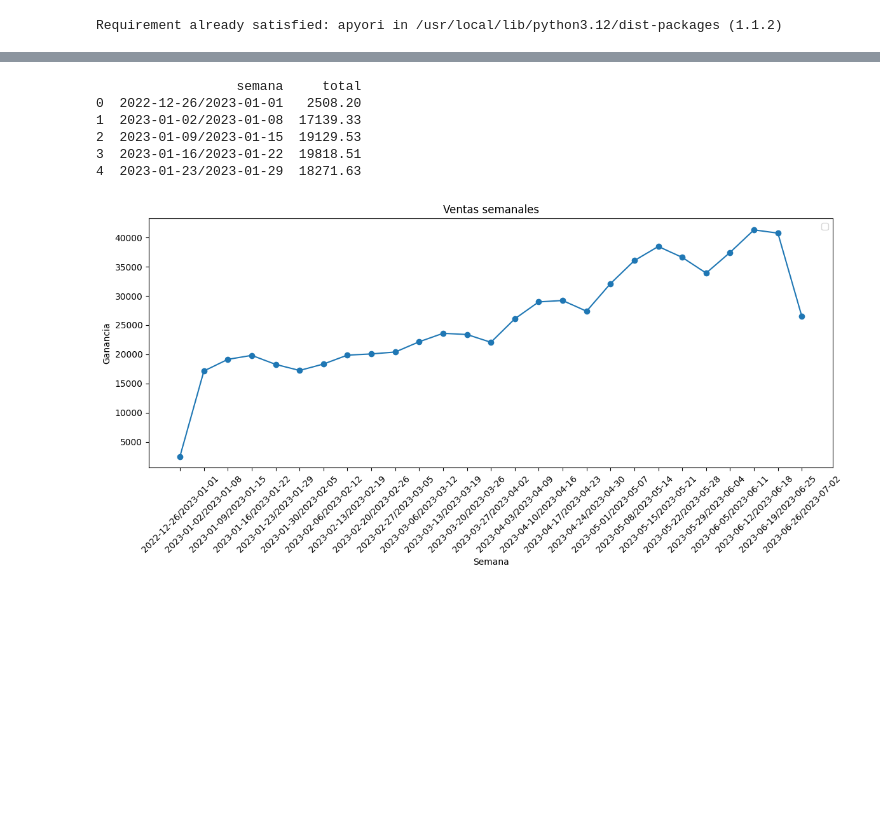
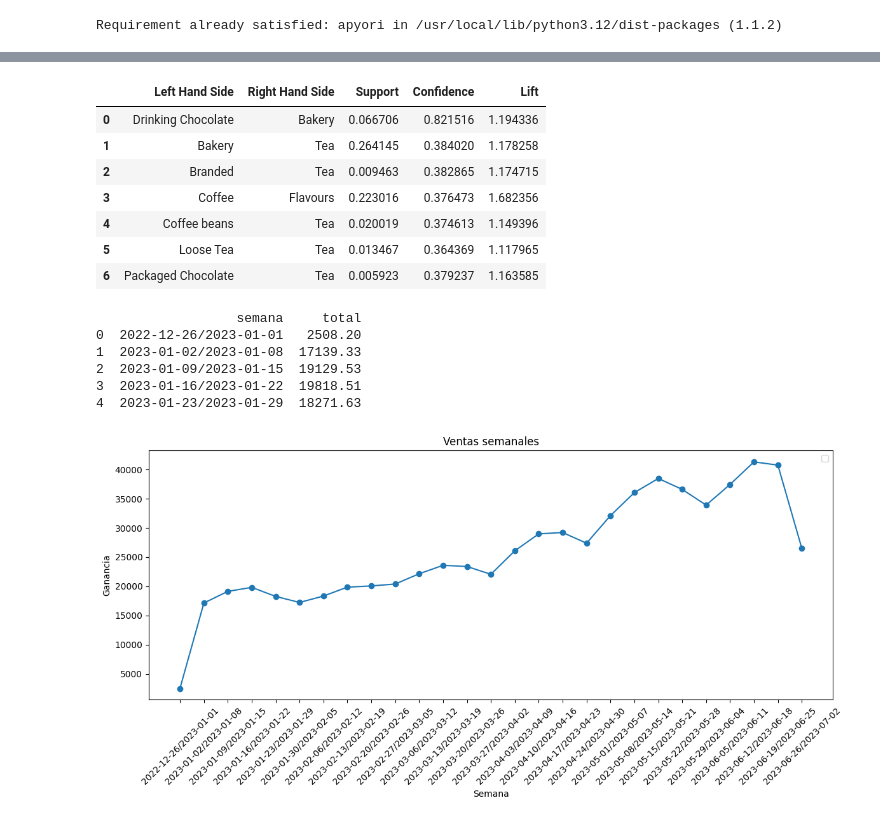
Before and after one commit to cinna-vk/Analisis-en-ventas-de-una-cafeteria, a Jupyter notebook: mineria_PIA.ipynb, the cells around one changed output, grey strips where cells are left out. Saved outputs shown, nothing was run; the diff lists cells and outputs as text; code cells hidden in the pictures; blank space fills up the shorter version.

Commit message:
correlaciones entre productos

```diff
--- a/mineria_PIA.ipynb
+++ b/mineria_PIA.ipynb
@@ -306,14 +339,16 @@ TypeError: Column 'Lift' has dtype object, cannot use method 'nlargest' with thi
 # %%
-transacciones_gen = []
+transacciones_cat = []
 transaccion = []
+sucursal = df_same_ticket["store_location"].iloc[0]
 date = df_same_ticket["transaction_date"].iloc[0]
 time = df_same_ticket["transaction_time"].iloc[0]
-for i in df_same_ticket.values:
-    if i[1] == date and i[2] == time:
-        transaccion.append(i[-3])
-    else:
-        transacciones_gen.append(transaccion)
-        transaccion = []
-        transaccion.append(i[-3])
-        date = i[1]
-        time = i[2]
+for ticket in df_same_ticket.iterrows():
+  if ticket[-1]['transaction_date'] == date and ticket[-1]['transaction_time'] == time and ticket[-1]['store_location'] == sucursal:
+      transaccion.append(ticket[-1]['product_category'])
+  else:
+      transacciones_cat.append(transaccion)
+      transaccion = []
+      transaccion.append(ticket[-1]['product_category'])
+      date = ticket[-1]['transaction_date']
+      time = ticket[-1]['transaction_time']
+      sucursal = ticket[-1]['store_location']
@@ -324,10 +355,7 @@ min_confidence = 0.2, min_lift = 1, min_length = 2, max_length = 2)
-# %%
-reglas_gen
-resultados = list(reglas_gen)
-resultados
-# %%
-resultados = resultados[4:]
 # %%
+from apyori import apriori
+reglas_cat = apriori(transactions = transacciones_cat, min_support = 0.003,
+min_confidence = 0.2, min_lift = 1.1, min_length = 2, max_length = 2)
 def inspect(resultados):
   lhs = [tuple(result[2][0][0])[0] for result in resultados]
   rhs = [tuple(result[2][0][1])[0] for result in resultados]
@@ -335,8 +363,19 @@ def inspect(resultados):
   confidences = [result[2][0][2] for result in resultados]
   lifts = [result[2][0][3] for result in resultados]
   return list(zip(lhs, rhs, supports, confidences, lifts))
-resultadosDataFrame_gen = pd.DataFrame(inspect(resultados),
-columns = ['Left Hand Side', 'Right Hand Side', 'Support', 'Confidence', 'Lift'])
+# %%
+resultadosDataFrame = pd.DataFrame(inspect(list(reglas_cat)),
+                                   columns = ['Left Hand Side', 'Right Hand Side', 'Support', 'Confidence', 'Lift'])
+resultadosDataFrame
+# %% [output]
+|  | Left Hand Side | Right Hand Side | Support | Confidence | Lift |
+| 0 | Drinking Chocolate | Bakery | 0.066706 | 0.821516 | 1.194336 |
+| 1 | Bakery | Tea | 0.264145 | 0.384020 | 1.178258 |
+| 2 | Branded | Tea | 0.009463 | 0.382865 | 1.174715 |
+| 3 | Coffee | Flavours | 0.223016 | 0.376473 | 1.682356 |
+| 4 | Coffee beans | Tea | 0.020019 | 0.374613 | 1.149396 |
+| 5 | Loose Tea | Tea | 0.013467 | 0.364369 | 1.117965 |
+| 6 | Packaged Chocolate | Tea | 0.005923 | 0.379237 | 1.163585 |
 # %%
 # Agrupaciones por semana
 ventas_semana_tienda = df.groupby(['store_id', 'semana'])['total'].sum().reset_index()
```
Also changed, not shown: parts of 7 cells of this notebook.
